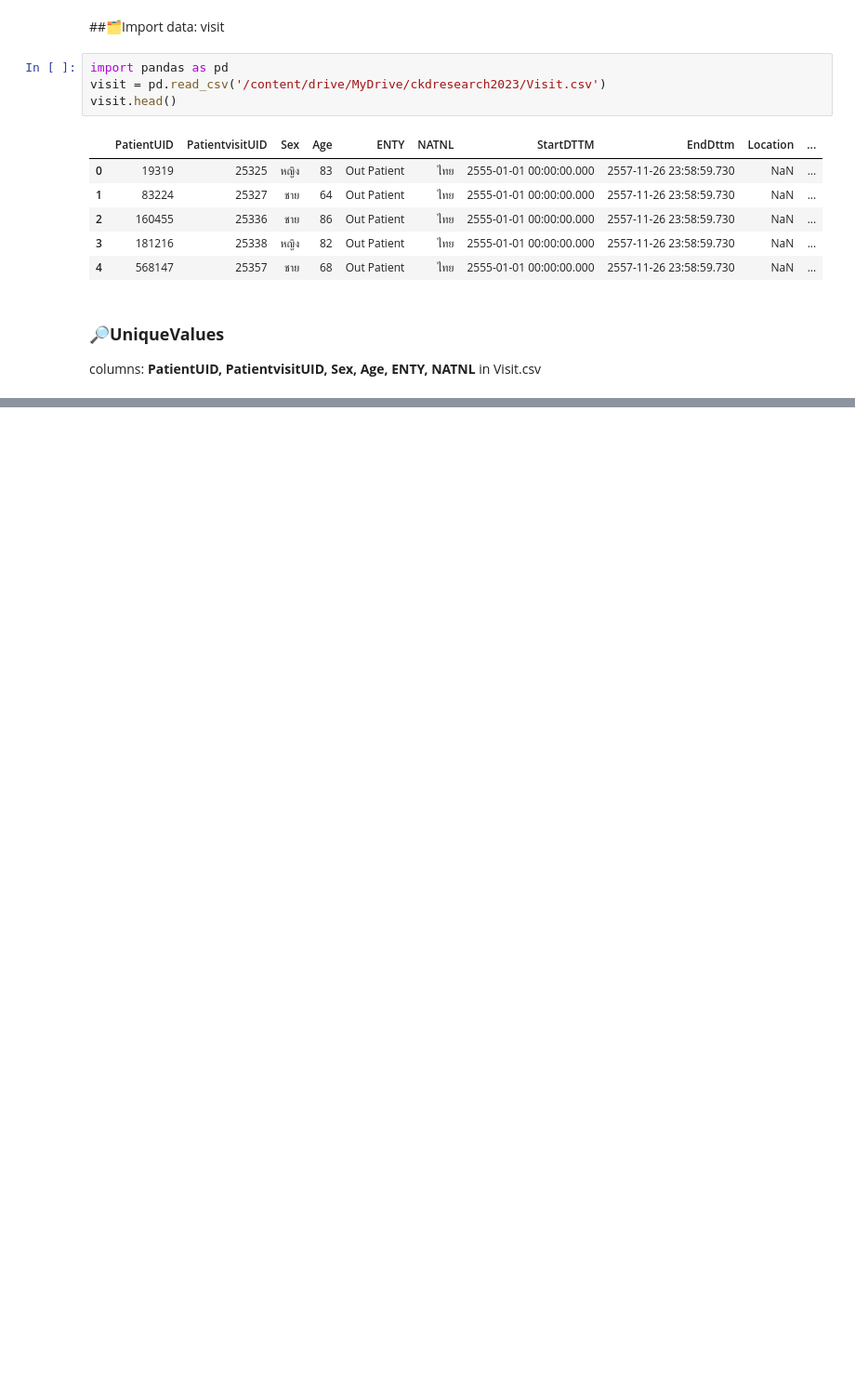
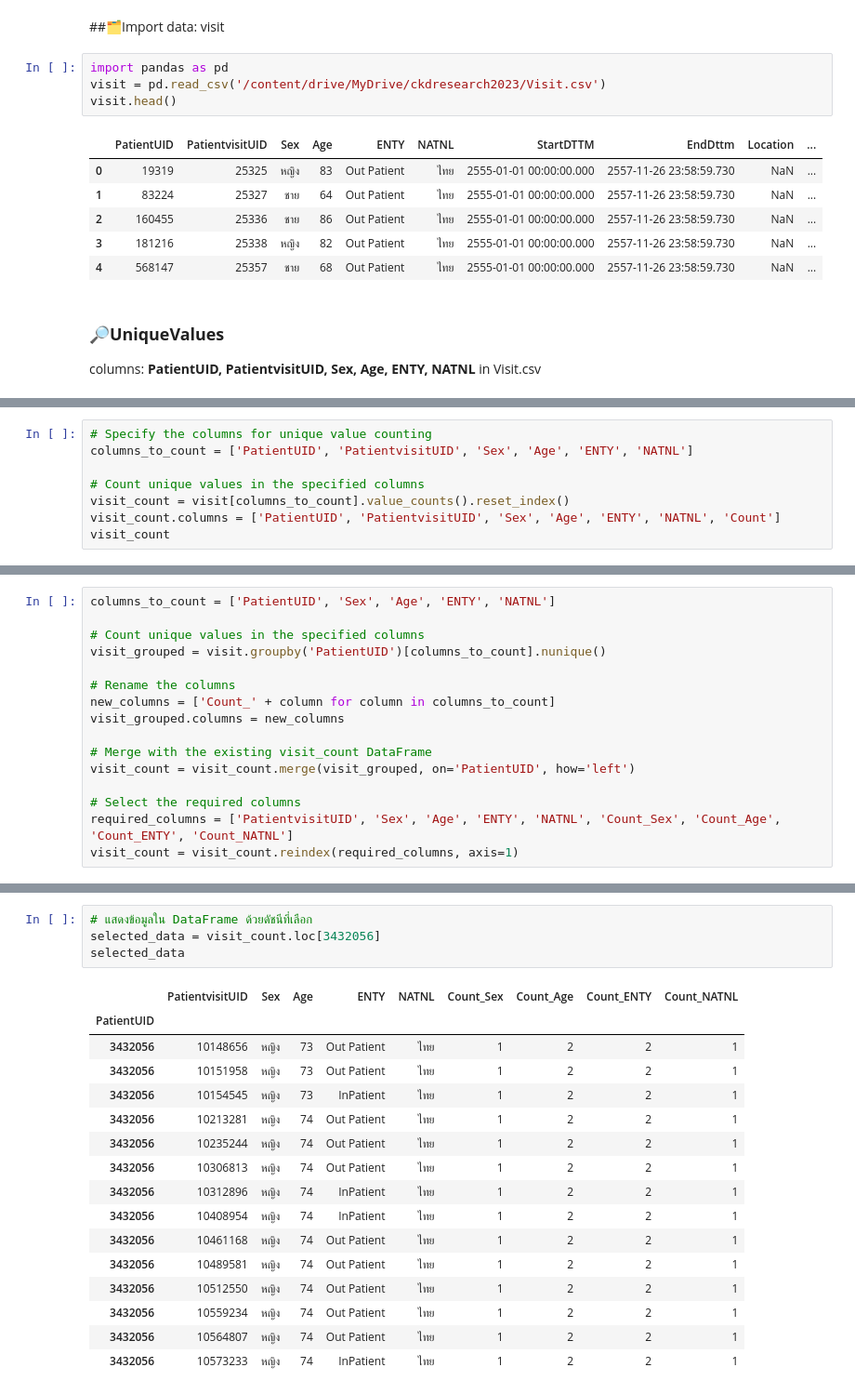
Before and after one commit to Aomaphisara/Project, a Jupyter notebook: CountUniqueValues.ipynb, the cells around one changed output, grey strips where cells are left out. Shown: that part at 93% size. Drawn from its saved outputs; the diff is of its cells as text; blank space fills up the shorter version.

```diff
--- a/CountUniqueValues.ipynb
+++ b/CountUniqueValues.ipynb
@@ -469,0 +350,8 @@ visit_merged_df
+# %%
+# Specify the columns for unique value counting
+columns_to_count = ['PatientUID', 'PatientvisitUID', 'Sex', 'Age', 'ENTY', 'NATNL']
+
+# Count unique values in the specified columns
+visit_count = visit[columns_to_count].value_counts().reset_index()
+visit_count.columns = ['PatientUID', 'PatientvisitUID', 'Sex', 'Age', 'ENTY', 'NATNL', 'Count']
+visit_count
@@ -469,0 +374,16 @@ visit_merged_df
+# %%
+columns_to_count = ['PatientUID', 'Sex', 'Age', 'ENTY', 'NATNL']
+
+# Count unique values in the specified columns
+visit_grouped = visit.groupby('PatientUID')[columns_to_count].nunique()
+
+# Rename the columns
+new_columns = ['Count_' + column for column in columns_to_count]
+visit_grouped.columns = new_columns
+
+# Merge with the existing visit_count DataFrame
+visit_count = visit_count.merge(visit_grouped, on='PatientUID', how='left')
+
+# Select the required columns
+required_columns = ['PatientvisitUID', 'Sex', 'Age', 'ENTY', 'NATNL', 'Count_Sex', 'Count_Age', 'Count_ENTY', 'Count_NATNL']
+visit_count = visit_count.reindex(required_columns, axis=1)
@@ -469,0 +407,21 @@ visit_merged_df
+# %%
+# แสดงข้อมูลใน DataFrame ด้วยดัชนีที่เลือก
+selected_data = visit_count.loc[3432056]
+selected_data
+# %% [output]
+|  | PatientvisitUID | Sex | Age | ENTY | NATNL | Count_Sex | Count_Age | Count_ENTY | Count_NATNL |
+| PatientUID |  |  |  |  |  |  |  |  |  |
+| 3432056 | 10148656 | หญิง | 73 | Out Patient | ไทย | 1 | 2 | 2 | 1 |
+| 3432056 | 10151958 | หญิง | 73 | Out Patient | ไทย | 1 | 2 | 2 | 1 |
+| 3432056 | 10154545 | หญิง | 73 | InPatient | ไทย | 1 | 2 | 2 | 1 |
+| 3432056 | 10213281 | หญิง | 74 | Out Patient | ไทย | 1 | 2 | 2 | 1 |
+| 3432056 | 10235244 | หญิง | 74 | Out Patient | ไทย | 1 | 2 | 2 | 1 |
+| 3432056 | 10306813 | หญิง | 74 | Out Patient | ไทย | 1 | 2 | 2 | 1 |
+| 3432056 | 10312896 | หญิง | 74 | InPatient | ไทย | 1 | 2 | 2 | 1 |
+| 3432056 | 10408954 | หญิง | 74 | InPatient | ไทย | 1 | 2 | 2 | 1 |
+| 3432056 | 10461168 | หญิง | 74 | Out Patient | ไทย | 1 | 2 | 2 | 1 |
+| 3432056 | 10489581 | หญิง | 74 | Out Patient | ไทย | 1 | 2 | 2 | 1 |
+| 3432056 | 10512550 | หญิง | 74 | Out Patient | ไทย | 1 | 2 | 2 | 1 |
+| 3432056 | 10559234 | หญิง | 74 | Out Patient | ไทย | 1 | 2 | 2 | 1 |
+| 3432056 | 10564807 | หญิง | 74 | Out Patient | ไทย | 1 | 2 | 2 | 1 |
+| 3432056 | 10573233 | หญิง | 74 | InPatient | ไทย | 1 | 2 | 2 | 1 |
```
Also changed, not shown: parts of 36 cells of this notebook.
